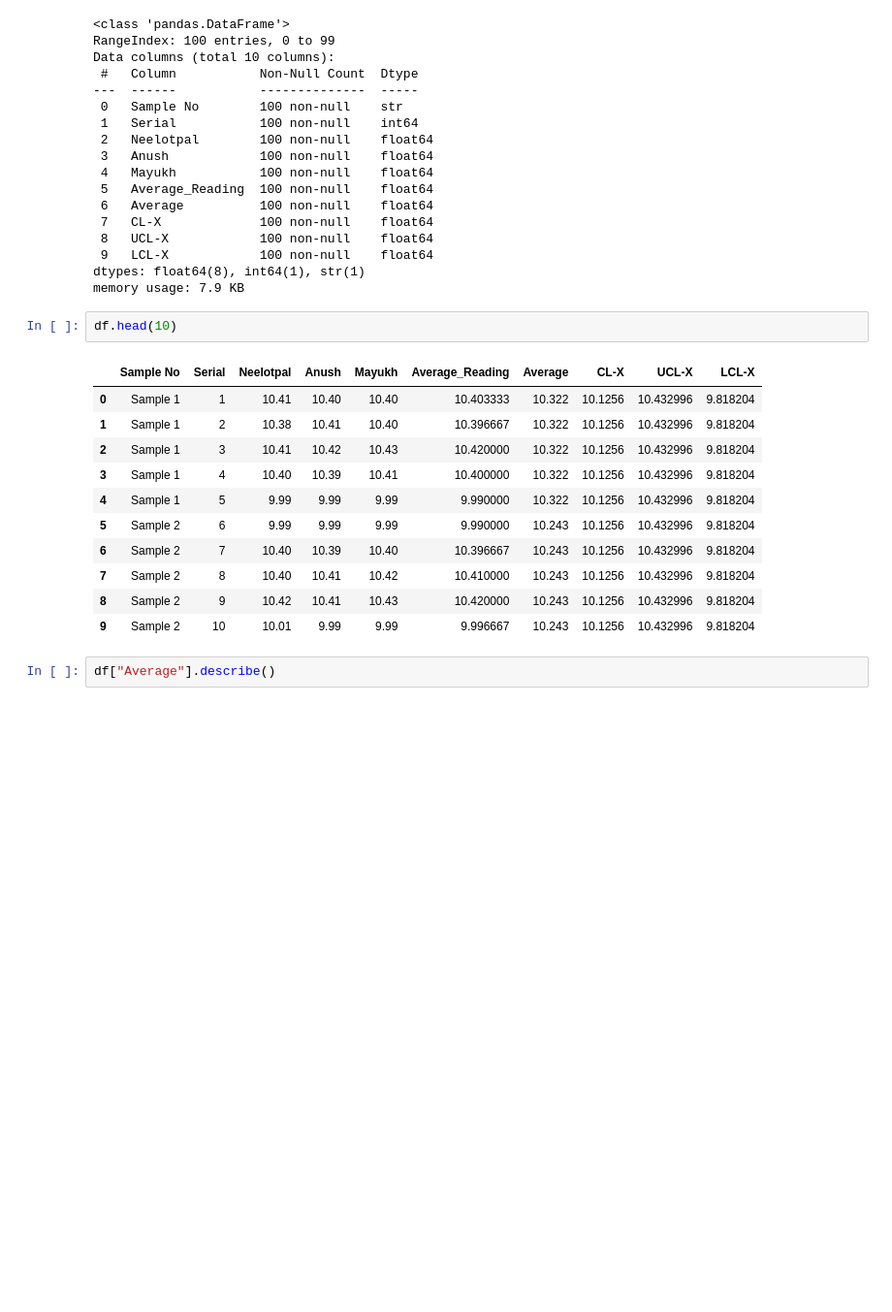
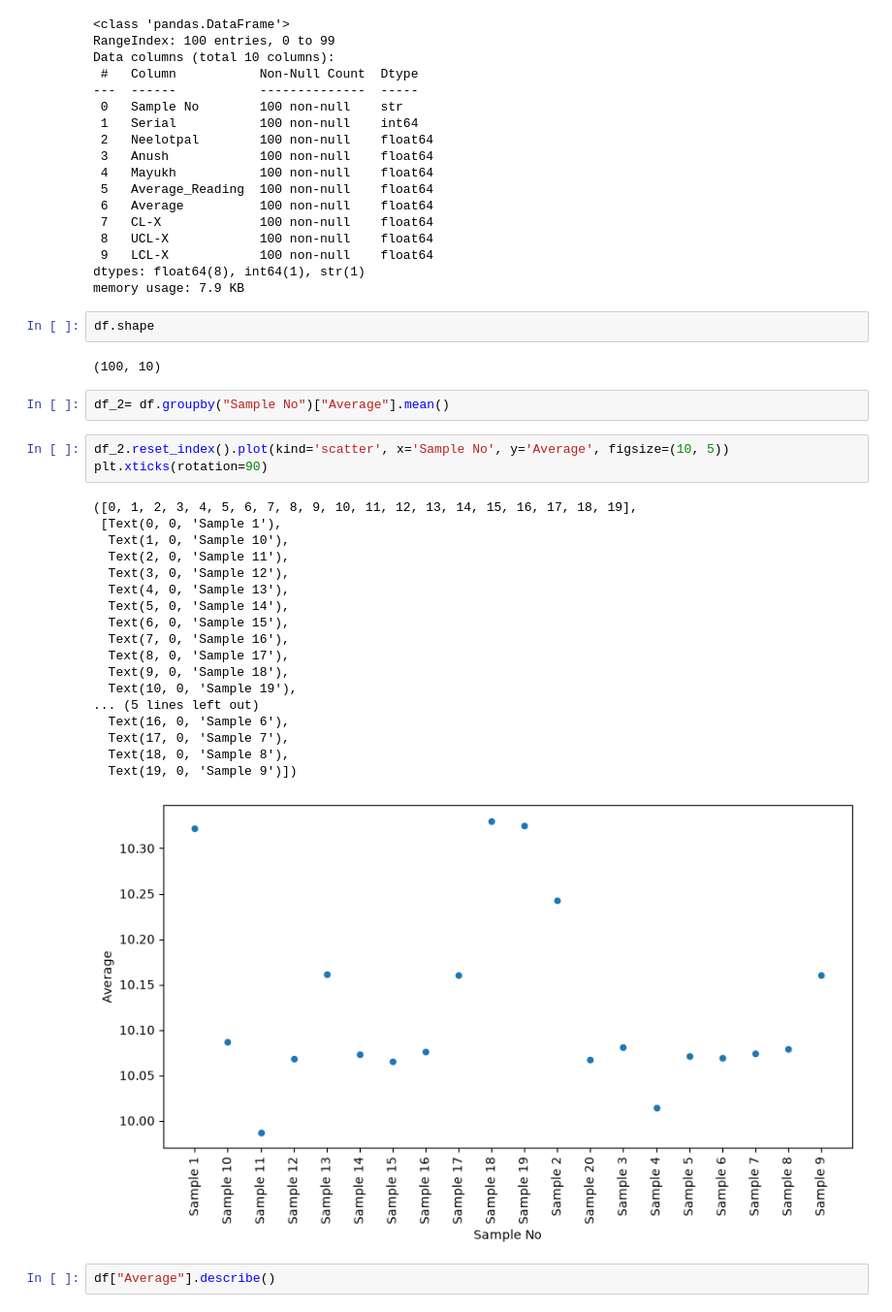
Before and after one commit to mBasak03/Quality_lab, a Jupyter notebook: ballBearings.ipynb, the cells around one changed output. Shown at 97% size. Saved outputs shown, nothing was run; the diff lists cells and outputs as text; blank space fills up the shorter version.

```diff
--- a/ballBearings.ipynb
+++ b/ballBearings.ipynb
@@ -108,19 +108,33 @@ Data columns (total 10 columns):
 dtypes: float64(8), int64(1), str(1)
 memory usage: 7.9 KB
 # %%
-df.head(10)
+df.shape
 # %% [output]
-|  | Sample No | Serial | Neelotpal | Anush | Mayukh | Average_Reading | Average | CL-X | UCL-X | LCL-X |
-| 0 | Sample 1 | 1 | 10.41 | 10.40 | 10.40 | 10.403333 | 10.322 | 10.1256 | 10.432996 | 9.818204 |
-| 1 | Sample 1 | 2 | 10.38 | 10.41 | 10.40 | 10.396667 | 10.322 | 10.1256 | 10.432996 | 9.818204 |
-| 2 | Sample 1 | 3 | 10.41 | 10.42 | 10.43 | 10.420000 | 10.322 | 10.1256 | 10.432996 | 9.818204 |
-| 3 | Sample 1 | 4 | 10.40 | 10.39 | 10.41 | 10.400000 | 10.322 | 10.1256 | 10.432996 | 9.818204 |
-| 4 | Sample 1 | 5 | 9.99 | 9.99 | 9.99 | 9.990000 | 10.322 | 10.1256 | 10.432996 | 9.818204 |
-| 5 | Sample 2 | 6 | 9.99 | 9.99 | 9.99 | 9.990000 | 10.243 | 10.1256 | 10.432996 | 9.818204 |
-| 6 | Sample 2 | 7 | 10.40 | 10.39 | 10.40 | 10.396667 | 10.243 | 10.1256 | 10.432996 | 9.818204 |
-| 7 | Sample 2 | 8 | 10.40 | 10.41 | 10.42 | 10.410000 | 10.243 | 10.1256 | 10.432996 | 9.818204 |
-| 8 | Sample 2 | 9 | 10.42 | 10.41 | 10.43 | 10.420000 | 10.243 | 10.1256 | 10.432996 | 9.818204 |
-| 9 | Sample 2 | 10 | 10.01 | 9.99 | 9.99 | 9.996667 | 10.243 | 10.1256 | 10.432996 | 9.818204 |
+(100, 10)
+# %%
+df_2= df.groupby("Sample No")["Average"].mean()
+# %%
+df_2.reset_index().plot(kind='scatter', x='Sample No', y='Average', figsize=(10, 5))
+plt.xticks(rotation=90)
+# %% [output]
+([0, 1, 2, 3, 4, 5, 6, 7, 8, 9, 10, 11, 12, 13, 14, 15, 16, 17, 18, 19],
+ [Text(0, 0, 'Sample 1'),
+  Text(1, 0, 'Sample 10'),
+  Text(2, 0, 'Sample 11'),
+  Text(3, 0, 'Sample 12'),
+  Text(4, 0, 'Sample 13'),
+  Text(5, 0, 'Sample 14'),
+  Text(6, 0, 'Sample 15'),
+  Text(7, 0, 'Sample 16'),
+  Text(8, 0, 'Sample 17'),
+  Text(9, 0, 'Sample 18'),
+  Text(10, 0, 'Sample 19'),
+... (5 lines left out)
+  Text(16, 0, 'Sample 6'),
+  Text(17, 0, 'Sample 7'),
+  Text(18, 0, 'Sample 8'),
+  Text(19, 0, 'Sample 9')])
+[figure, added]
 # %%
 df["Average"].describe()
 # %% [output]
```
Also changed, not shown: parts of 1 cell of this notebook, 3 other files.
